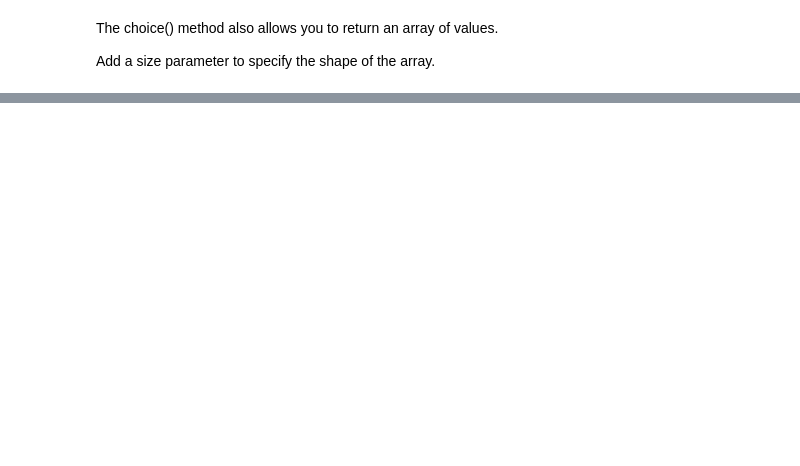
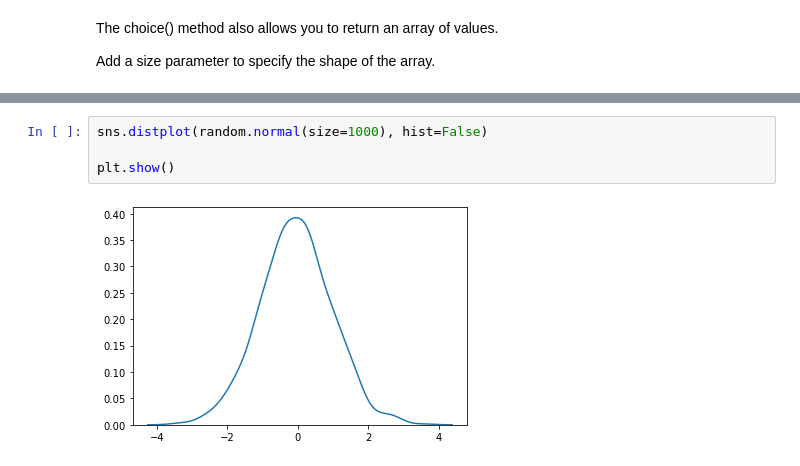
Before and after one commit to alinemati45/Python-Tutorial, a Jupyter notebook: NumPy .ipynb, the cells around one changed output, grey strips where cells are left out. Cells and saved outputs as stored; diff of their text form; blank space fills up the shorter version.

```diff
--- a/NumPy .ipynb
+++ b/NumPy .ipynb
@@ -1311,0 +1465,6 @@ print(x)
+# %%
+sns.distplot(random.normal(size=1000), hist=False)
+
+plt.show()
+# %% [output]
+[figure, added]
```
Also changed, not shown: parts of 78 cells of this notebook.
